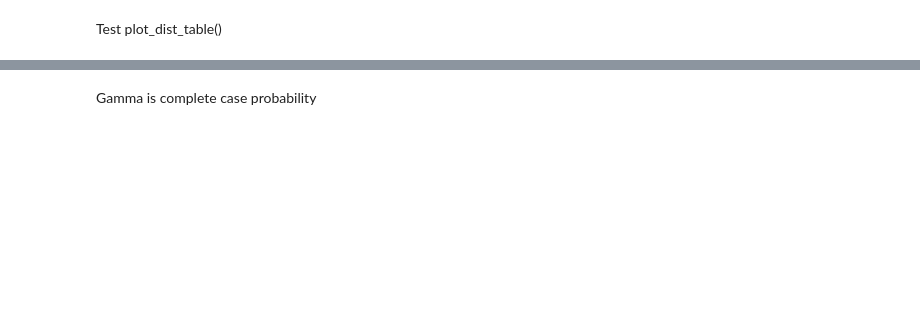
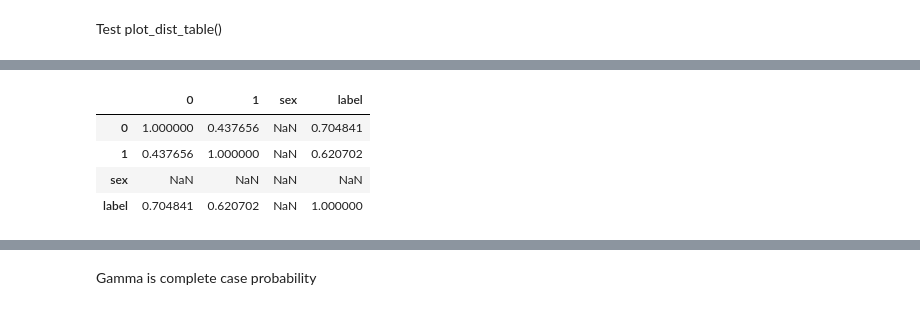
Before and after one commit to rakinhaider/MissingValueDisparity, a Jupyter notebook: notebooks/missing_value_disparity.ipynb, the cells around one changed output, grey strips where cells are left out. Cells and saved outputs as stored; diff of their text form; code cells hidden in the pictures; blank space fills up the shorter version.

```diff
--- a/notebooks/missing_value_disparity.ipynb
+++ b/notebooks/missing_value_disparity.ipynb
@@ -169,0 +349,8 @@ get_df_group_config(complete_df)
+# %%
+imputed_df[imputed_df['sex'] == 0].corr()
+# %% [output]
+|  | 0 | 1 | sex | label |
+| 0 | 1.000000 | 0.437656 | NaN | 0.704841 |
+| 1 | 0.437656 | 1.000000 | NaN | 0.620702 |
+| sex | NaN | NaN | NaN | NaN |
+| label | 0.704841 | 0.620702 | NaN | 1.000000 |
```
Also changed, not shown: parts of 34 cells of this notebook, 26 other files.
